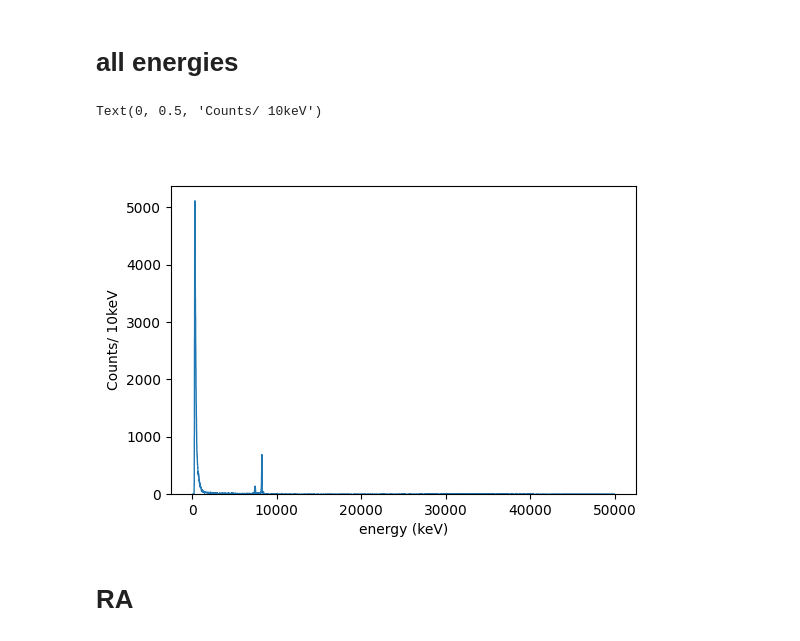
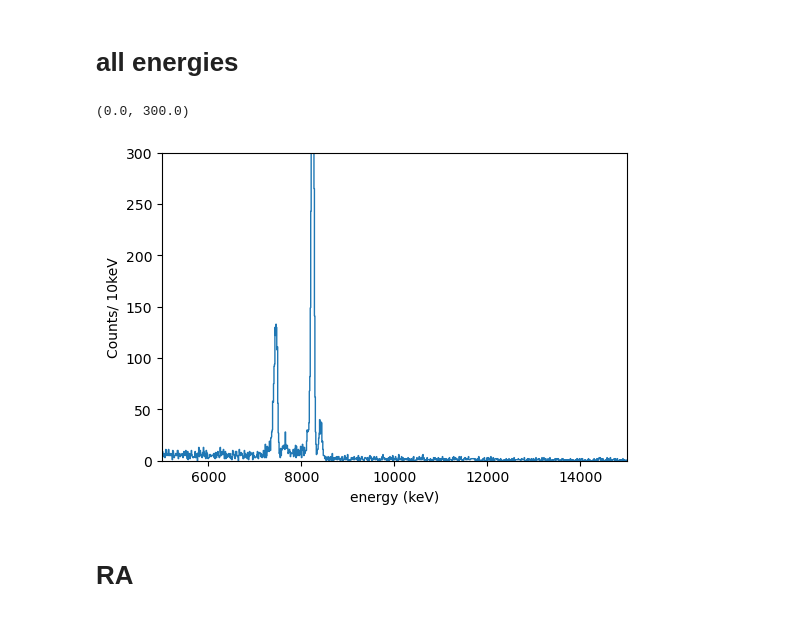
Before and after one commit to JChads4/ppac_code, a Jupyter notebook: analysis_notebook.ipynb, the cells around one changed output. Cells and saved outputs as stored; diff of their text form; code cells hidden in the pictures.

```diff
--- a/analysis_notebook.ipynb
+++ b/analysis_notebook.ipynb
@@ -43,17 +44,17 @@ Loaded final_correlated: 99162 rows
 # %%
 plt.figure(figsize=(6,4))
 
 # plt.hist(coincident['imp_xE'], histtype='step', bins=2000, range=(0,20000)) #10keV
 plt.hist(decays['xE'], histtype='step', bins=5000, range=(0,50000))
 plt.xlabel('energy (keV)')
 plt.ylabel(r'Counts/ 10keV')
-# plt.xlim(10e3,30e3)
+plt.xlim(5e3,15e3)
 # plt.xlim(4e3,10e3)
-# plt.ylim(bottom=0,top=50)
+plt.ylim(bottom=0,top=300)
 # plt.yscale('log')
 # %% [output]
-Text(0, 0.5, 'Counts/ 10keV')
+(0.0, 300.0)
-[figure, old version]
+[figure, new version]
 # %% [markdown]
 # RA
 # %%
```
Also changed, not shown: parts of 13 cells of this notebook, 7 other files.
